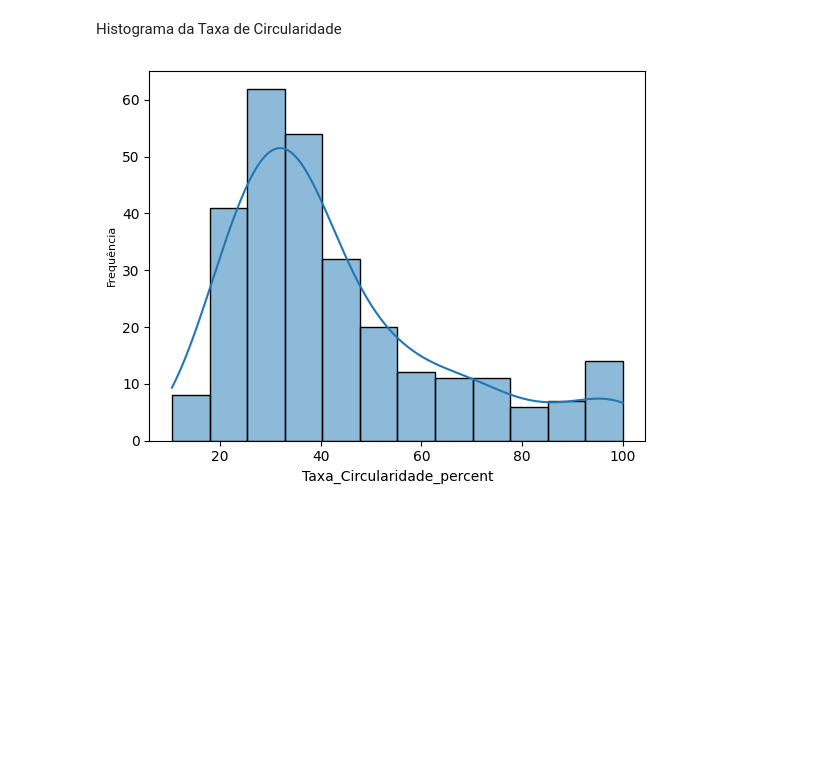
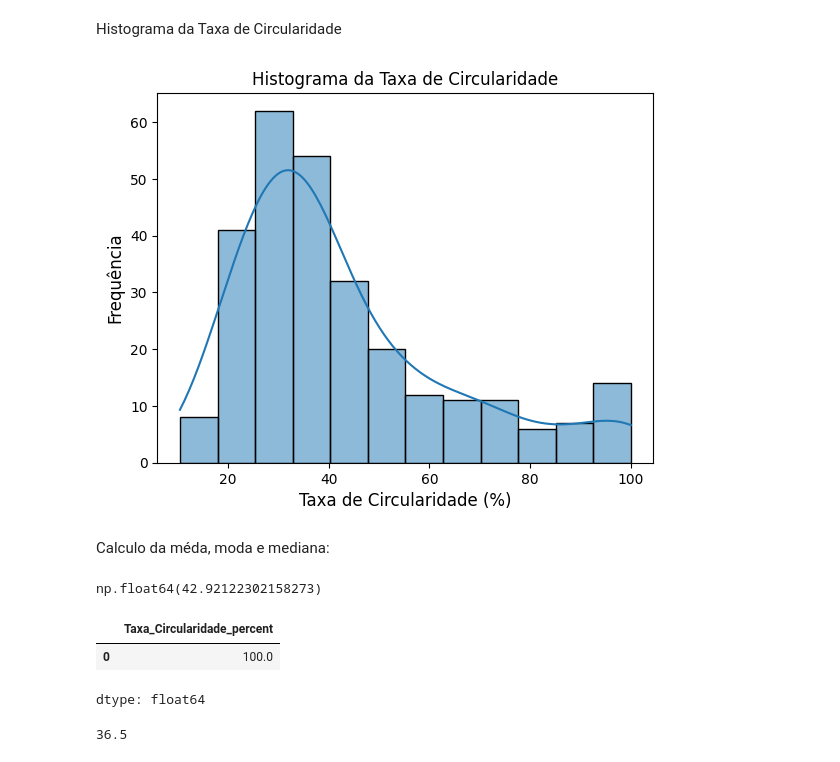
Before and after one commit to MtBalbine/PROJETO-1---ESTATISTICA-E-ANALISE-DE-DADOS, a Jupyter notebook: VarQuantitativaCir.ipynb, the cells around one changed output. Cells and saved outputs as stored; diff of their text form; code cells hidden in the pictures; blank space fills up the shorter version.

```diff
--- a/VarQuantitativaCir.ipynb
+++ b/VarQuantitativaCir.ipynb
@@ -144,7 +140,28 @@ Taxa_Circularidade_percent
 Histograma da Taxa de Circularidade
 # %%
 sns.histplot(data=df,x="Taxa_Circularidade_percent",kde=True)
-plt.ylabel("Frequência",size=8)
+plt.ylabel("Frequência",size=12)
+plt.xlabel("Taxa de Circularidade (%)",size=12)
+plt.title('Histograma da Taxa de Circularidade') # Adiciona o título aqui
 plt.show()
 # %% [output]
-[figure, old version]
+[figure, new version]
+# %% [markdown]
+Calculo da méda, moda e mediana:
+# %%
+#cálculo da Média.
+df.Taxa_Circularidade_percent.mean()
+# %% [output]
+np.float64(42.92122302158273)
+# %%
+# cálculo da moda.
+df.Taxa_Circularidade_percent.mode()
+# %% [output]
+|  | Taxa_Circularidade_percent |
+| 0 | 100.0 |
+dtype: float64
+# %%
+#cálculo da mediana.
+df.Taxa_Circularidade_percent.median()
+# %% [output]
+36.5
```
Also changed, not shown: parts of 2 cells of this notebook.
